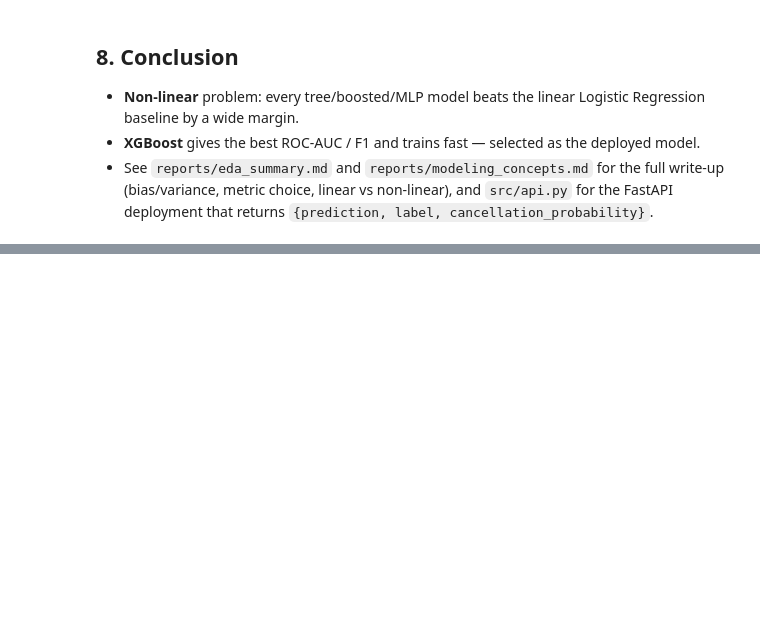
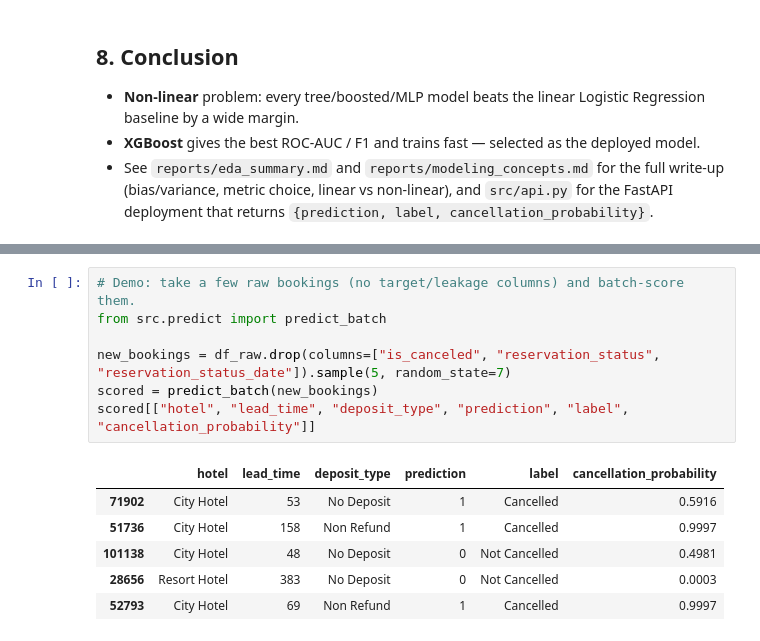
Before and after one commit to ArjunMakadia20/hotel_booking_and_concierge_copilot, a Jupyter notebook: notebooks/hotel_booking_and_concierge_copilot_eda.ipynb, the cells around one changed output, grey strips where cells are left out. Saved outputs shown, nothing was run; the diff lists cells and outputs as text; blank space fills up the shorter version.

```diff
--- a/notebooks/hotel_booking_and_concierge_copilot_eda.ipynb
+++ b/notebooks/hotel_booking_and_concierge_copilot_eda.ipynb
@@ -130,0 +282,14 @@ print(results[best_name]["report"])
+# %%
+# Demo: take a few raw bookings (no target/leakage columns) and batch-score them.
+from src.predict import predict_batch
+
+new_bookings = df_raw.drop(columns=["is_canceled", "reservation_status", "reservation_status_date"]).sample(5, random_state=7)
+scored = predict_batch(new_bookings)
+scored[["hotel", "lead_time", "deposit_type", "prediction", "label", "cancellation_probability"]]
+# %% [output]
+|  | hotel | lead_time | deposit_type | prediction | label | cancellation_probability |
+| 71902 | City Hotel | 53 | No Deposit | 1 | Cancelled | 0.5916 |
+| 51736 | City Hotel | 158 | Non Refund | 1 | Cancelled | 0.9997 |
+| 101138 | City Hotel | 48 | No Deposit | 0 | Not Cancelled | 0.4981 |
+| 28656 | Resort Hotel | 383 | No Deposit | 0 | Not Cancelled | 0.0003 |
+| 52793 | City Hotel | 69 | Non Refund | 1 | Cancelled | 0.9997 |
```
Also changed, not shown: parts of 21 cells of this notebook, 7 other files.
